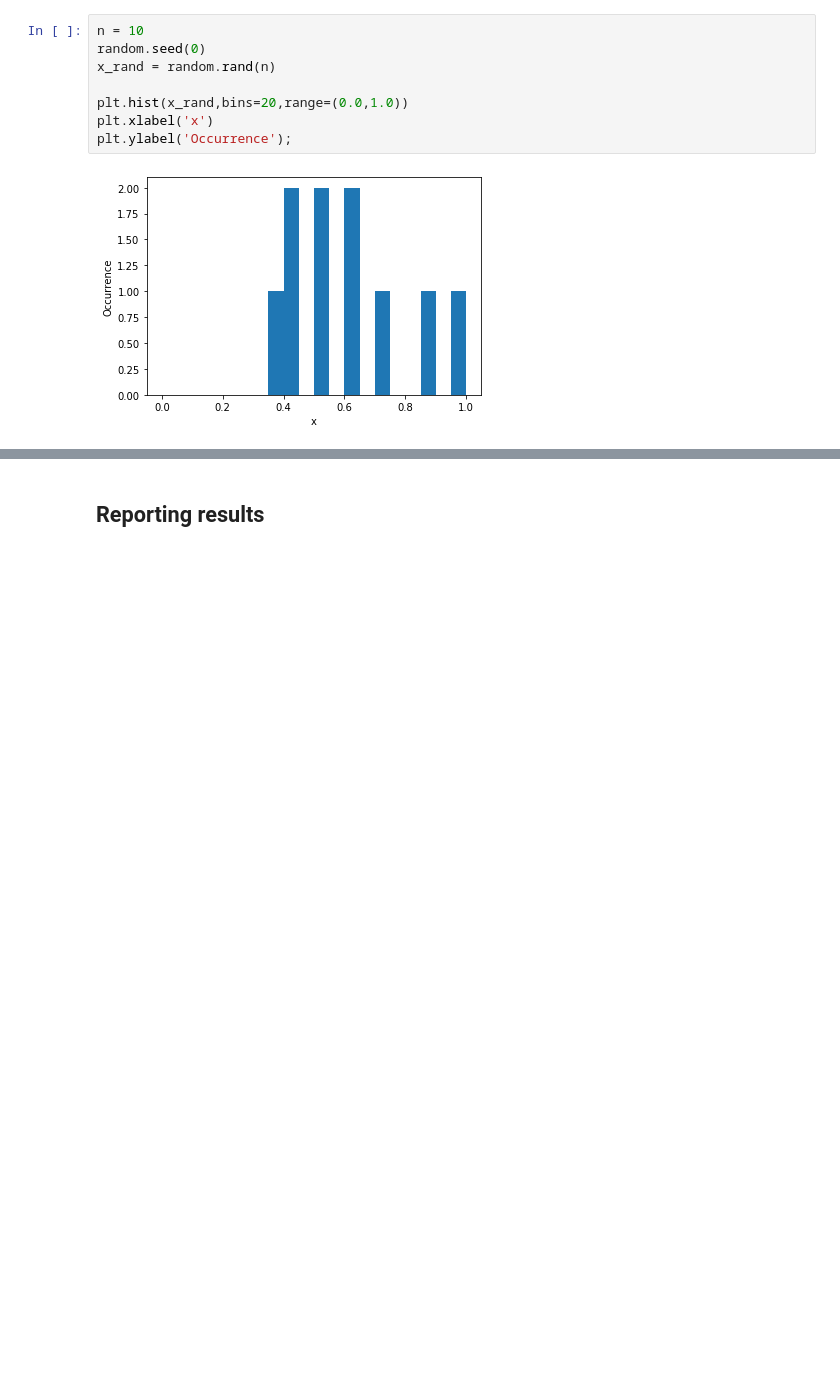
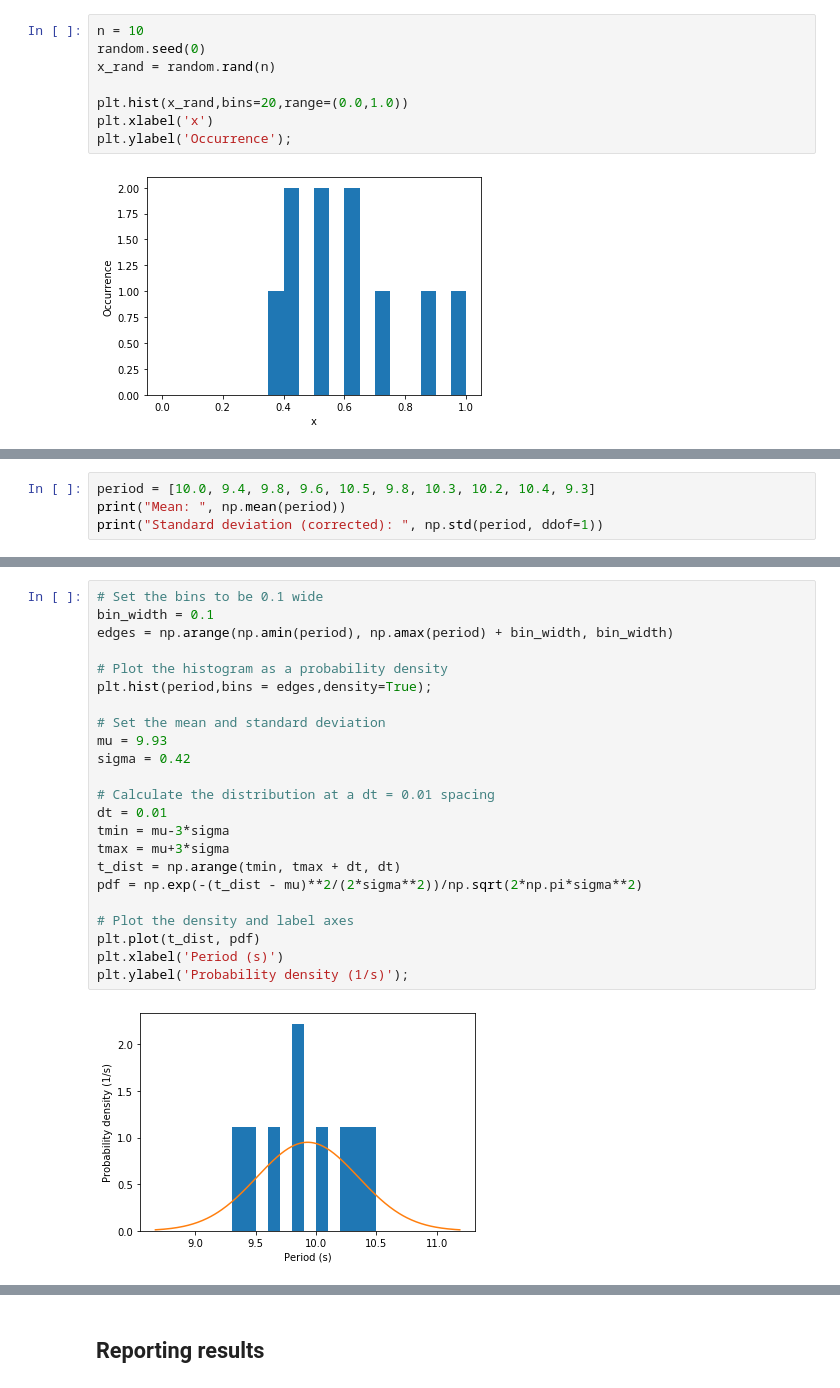
Before and after one commit to jsdodge/data-analysis-python, a Jupyter notebook: notebooks/2.0-Basic-statistics.ipynb, the cells around one changed output, grey strips where cells are left out. Drawn from its saved outputs; the diff is of its cells as text; blank space fills up the shorter version.

```diff
--- a/notebooks/2.0-Basic-statistics.ipynb
+++ b/notebooks/2.0-Basic-statistics.ipynb
@@ -204,0 +323,4 @@ Select this cell and enter your response to Exercise 3 here.
+# %%
+period = [10.0, 9.4, 9.8, 9.6, 10.5, 9.8, 10.3, 10.2, 10.4, 9.3]
+print("Mean: ", np.mean(period))
+print("Standard deviation (corrected): ", np.std(period, ddof=1))
@@ -204,0 +333,25 @@ Select this cell and enter your response to Exercise 3 here.
+# %%
+# Set the bins to be 0.1 wide
+bin_width = 0.1
+edges = np.arange(np.amin(period), np.amax(period) + bin_width, bin_width)
+
+# Plot the histogram as a probability density
+plt.hist(period,bins = edges,density=True);
+
+# Set the mean and standard deviation
+mu = 9.93
+sigma = 0.42
+
+# Calculate the distribution at a dt = 0.01 spacing
+dt = 0.01
+tmin = mu-3*sigma
+tmax = mu+3*sigma
+t_dist = np.arange(tmin, tmax + dt, dt)
+pdf = np.exp(-(t_dist - mu)**2/(2*sigma**2))/np.sqrt(2*np.pi*sigma**2)
+
+# Plot the density and label axes
+plt.plot(t_dist, pdf)
+plt.xlabel('Period (s)')
+plt.ylabel('Probability density (1/s)');
+# %% [output]
+[figure, added]
```
Also changed, not shown: parts of 85 cells of this notebook, 1 other file.
